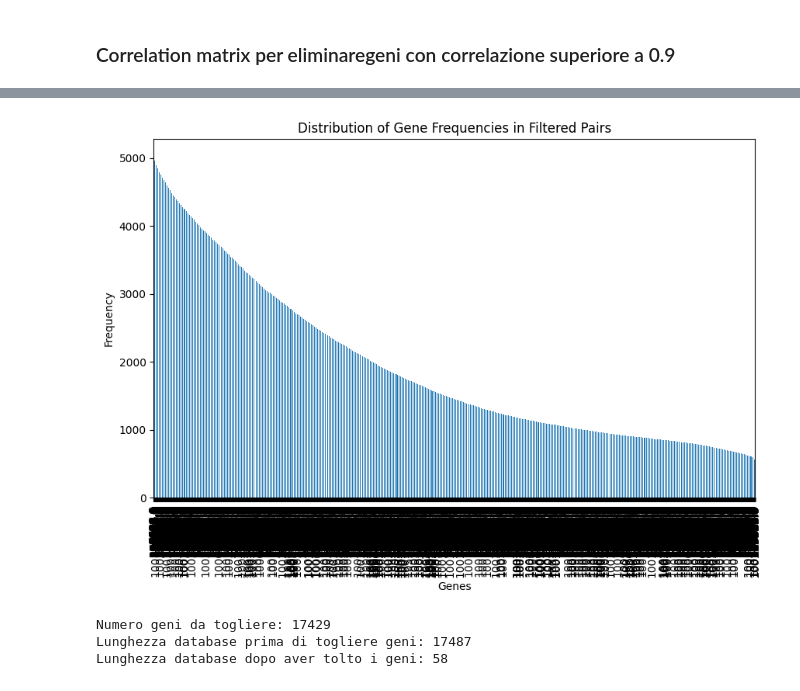
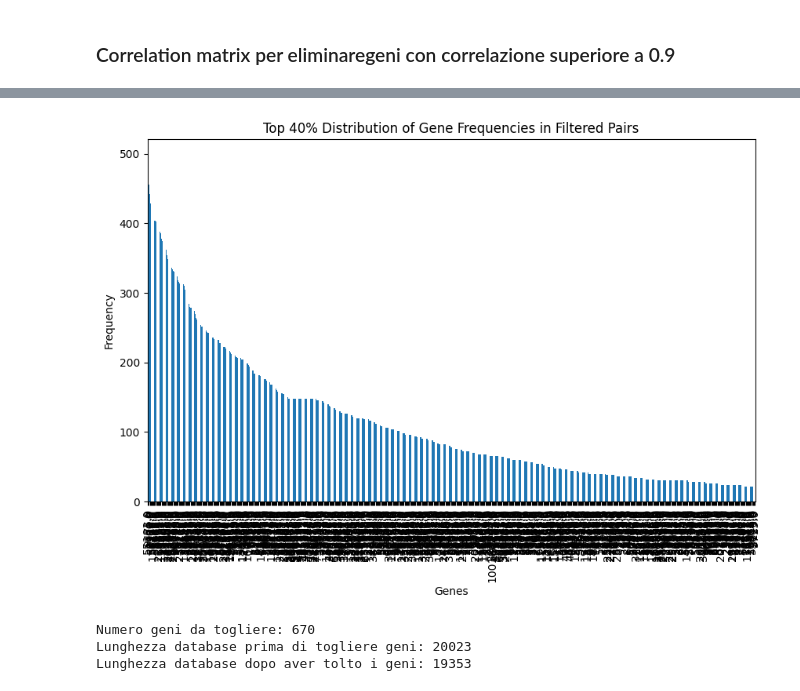
Before and after one commit to alesmk/CHL, a Jupyter notebook: src/Preprocessing.ipynb, the cells around one changed output, grey strips where cells are left out. Drawn from its saved outputs; the diff is of its cells as text; code cells hidden in the pictures.

```diff
--- a/src/Preprocessing.ipynb
+++ b/src/Preprocessing.ipynb
@@ -186,10 +282,7 @@ Lunghezza database dopo aver tolto i geni: 19553
-# %%
-dsco_genesremoved = remove_genes(ds_coadread, 0.9)
-
-# Salva il DataFrame come file CSV
-dsco_genesremoved.to_csv('../data/dsco_genesremoved.csv', index=False)
-# %% [output]
-[figure, removed]
-Numero geni da togliere: 17429
-Lunghezza database prima di togliere geni: 17487
-Lunghezza database dopo aver tolto i geni: 58
+# %%
+ds_thca = remove_genes(ds_thca, threshold)
+# %% [output]
+[figure, added]
+Numero geni da togliere: 670
+Lunghezza database prima di togliere geni: 20023
+Lunghezza database dopo aver tolto i geni: 19353
```
Also changed, not shown: parts of 14 cells of this notebook, 17 other files.
